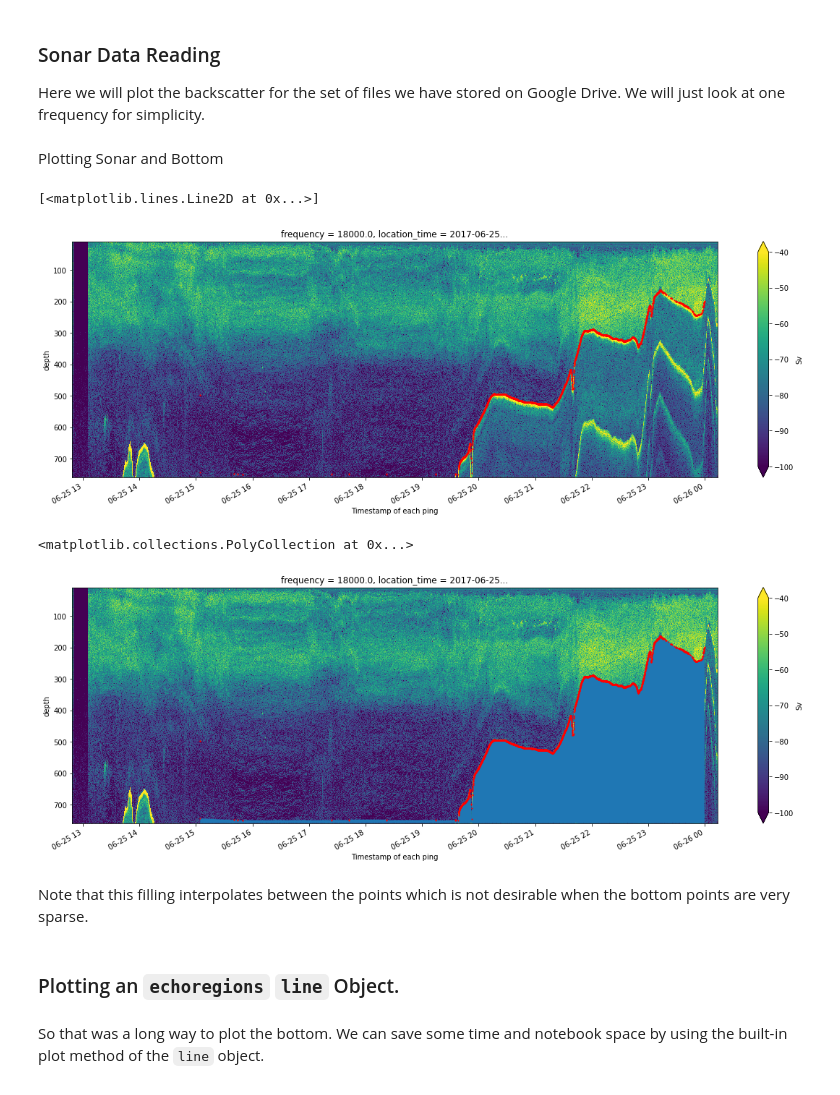
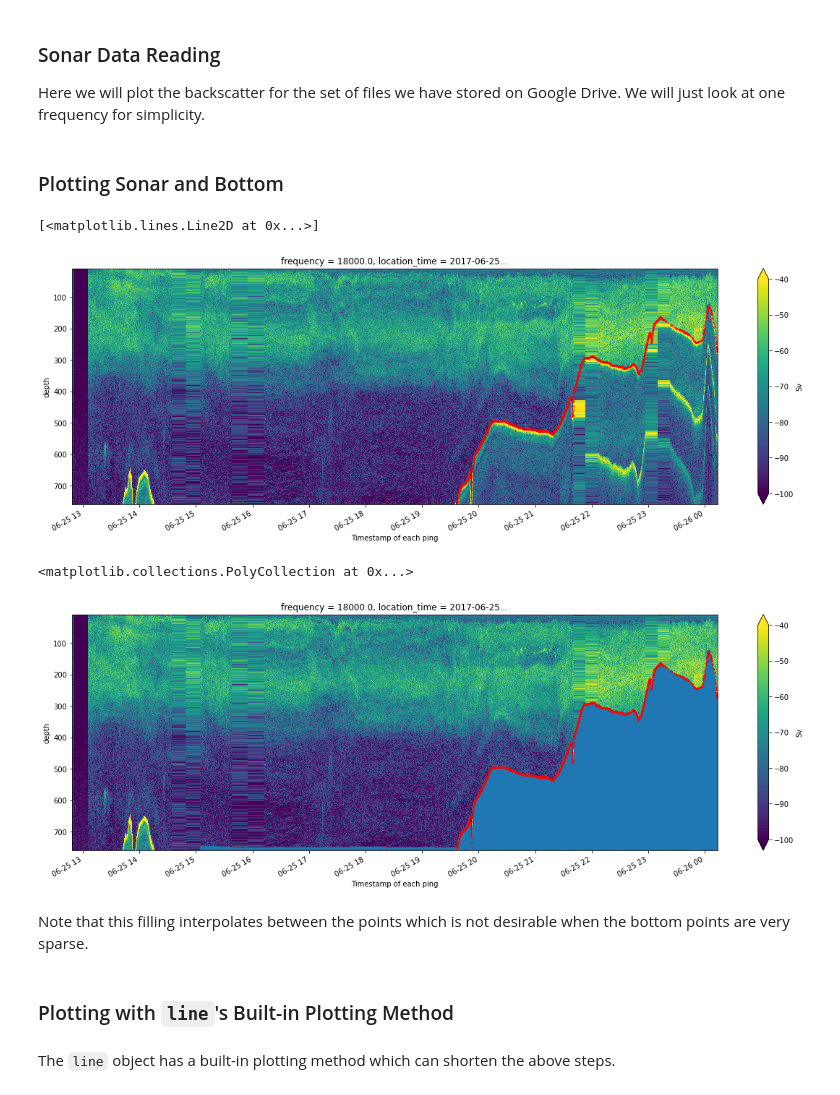
Before and after one commit to OSOceanAcoustics/echoregions, a Jupyter notebook: notebooks/read_bottom_from_evl.ipynb, the cells around one changed output. Drawn from its saved outputs; the diff is of its cells as text; code cells hidden in the pictures.

```diff
--- a/notebooks/read_bottom_from_evl.ipynb
+++ b/notebooks/read_bottom_from_evl.ipynb
@@ -89,6 +87,6 @@ line
 # %%
-# convert the line object to a dataframe
-line_df = line.to_dataframe()
+# store the object's data in a dataframe
+line_df = line.data
 # %%
 line_df
 # %% [output]
@@ -108,6 +106,3 @@ line_df
 # %%
 # status 3 are good points
 line_df = line_df[line_df['status']=='3']
-# %%
-# convert the datetime column from string to a Python datetime object
-line_df['ping_time'] = pd.to_datetime(line_df['ping_time'].str.replace('T','').str.replace('D',''), format = '%Y%m%d%H%M%S%f')
@@ -119,5 +109,5 @@ See the caveats in the documentation: https://pandas.pydata.org/pandas-docs/stab
 # %%
 # extract only the ping_time and depth columns
-bottom = line_df[['ping_time','depth']]
+bottom = line_df[['time','depth']]
 bottom
 # %% [output]
@@ -178,8 +135,8 @@ Here we will plot the backscatter for the set of files we have stored on Google
 # %%
 import xarray as xr
 # %%
-SONAR_PATH_Sv = '/content/drive/Shareddrives/pacific_hake_survey/hake_Sv_nc/'
-SONAR_PATH_raw = '/content/drive/Shareddrives/pacific_hake_survey/hake_nc/'
+SONAR_PATH_Sv = '/content/drive/Shareddrives/uw-echospace/shared_data/SH1707/sample/Sv/'
+SONAR_PATH_raw = '/content/drive/Shareddrives/uw-echospace/shared_data/SH1707/sample/raw_converted'
 # %%
 # reading the processed Sv data
 ds_Sv = xr.open_mfdataset(os.path.join(SONAR_PATH_Sv, '*.nc'))
@@ -194,30 +151,30 @@ depth = ds_plat.water_level.isel(location_time=0, frequency=0, ping_time=0)+ds_S
 ds_Sv['depth'] = depth
 ds_Sv = ds_Sv.swap_dims({'range_bin': 'depth'})
 # %% [markdown]
-Plotting Sonar and Bottom
+### Plotting Sonar and Bottom
 # %%
 # plotting the sonar data and the bottom
 plt.figure(figsize = (20, 6))
 ds_Sv.Sv.isel(frequency=0).T.plot(yincrease=False, vmax=-40, vmin=-100)
-plt.plot(filtered_bottom['ping_time'], filtered_bottom['depth'],'ro',fillstyle='full', markersize=1)
+plt.plot(bottom['time'], bottom['depth'],'ro',fillstyle='full', markersize=1)
 # %% [output]
 [<matplotlib.lines.Line2D at 0x...>]
-[figure, old version]
+[figure, new version]
 # %%
 # plot filled bottom
 plt.figure(figsize = (20, 6))
 ds_Sv.Sv.isel(frequency=0).T.plot(yincrease=False, vmax=-40, vmin=-100)
-plt.plot(filtered_bottom['ping_time'], filtered_bottom['depth'],'ro',fillstyle='full', markersize=1)
-plt.fill_between(filtered_bottom['ping_time'], ds_Sv.Sv.depth.max(), filtered_bottom['depth'], interpolate = False)
+plt.plot(bottom['time'], bottom['depth'],'ro',fillstyle='full', markersize=1)
+plt.fill_between(bottom['time'], ds_Sv.Sv.depth.max(), bottom['depth'], interpolate = False)
 # %% [output]
 <matplotlib.collections.PolyCollection at 0x...>
-[figure, old version]
+[figure, new version]
 # %% [markdown]
 Note that this filling interpolates between the points which is not desirable when the bottom points are very sparse.
-# %% [markdown]
-### Plotting an `echoregions` `line` Object.
-# %% [markdown]
-So that was a long way to plot the bottom. We can save some time and notebook space by using the built-in plot method of the `line` object.
+# %% [markdown]
+### Plotting with `line`'s Built-in Plotting Method
+# %% [markdown]
+The `line` object has a built-in plotting method which can shorten the above steps.
 # %%
 help(line.plot)
 # %% [output]
```
Also changed, not shown: parts of 25 cells of this notebook.
